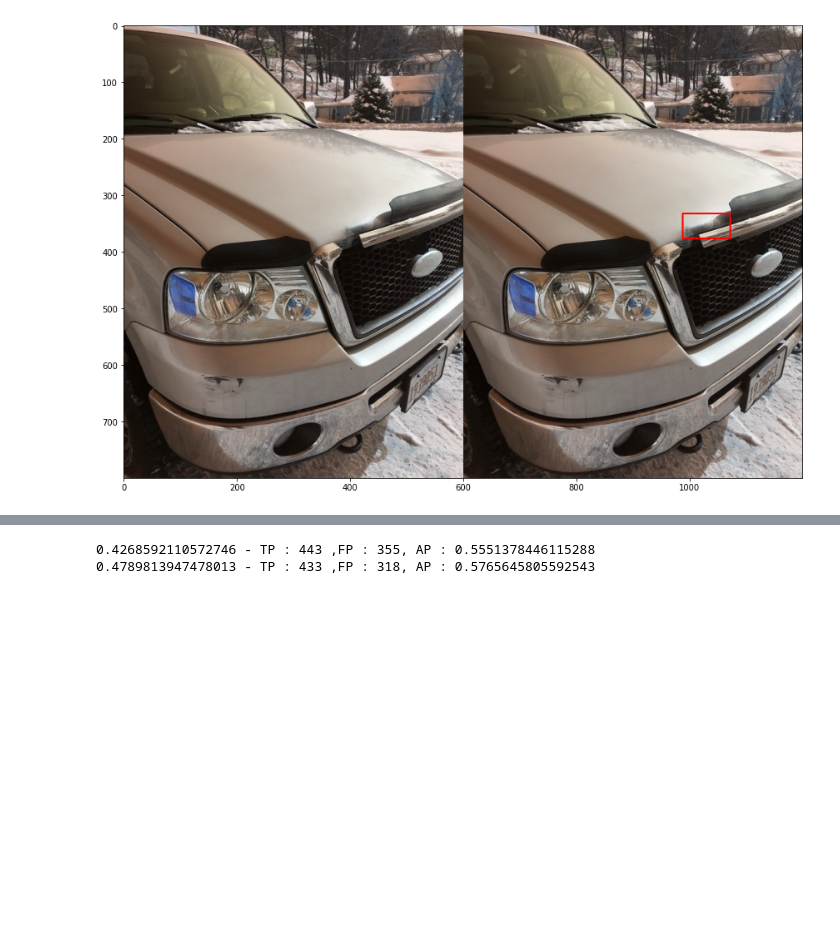
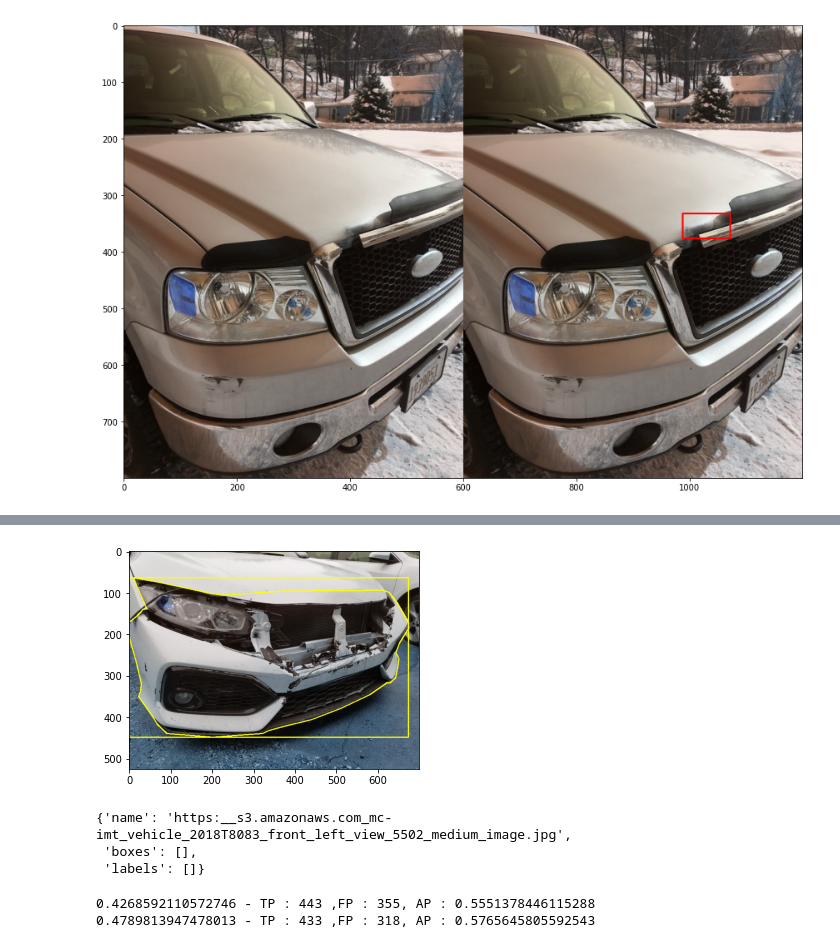
Before and after one commit to mtcld/mmdetection, a Jupyter notebook: demo/Ensemble.ipynb, the cells around one changed output, grey strips where cells are left out. Saved outputs shown, nothing was run; the diff lists cells and outputs as text; code cells hidden in the pictures; blank space fills up the shorter version.

```diff
--- a/demo/Ensemble.ipynb
+++ b/demo/Ensemble.ipynb
@@ -483,0 +815,3 @@ print(total_tp,total_fp,total_fn)
+# %%
+broken = json.load(open(path.parents[0]/'broken'/'annotations'/'total.json'))
+print(len(broken['images']),len(broken['annotations']))
@@ -483,0 +861,4 @@ print(total_tp,total_fp,total_fn)
+# %%
+name = 'https:__s3.amazonaws.com_mc-ai_dataset_KBC_unzipped_08_44012131907553_img2948723.jpg'
+i = [i for i in test['images'] if i['file_name']==name][0]
+print(i)
@@ -483,0 +867,3 @@ print(total_tp,total_fp,total_fn)
+# %%
+annos = [a for a in test['annotations'] if a['image_id']==550]
+print(annos)
@@ -527,4 +920,20 @@ idx = 14999
 plot(idx, es[str(idx)]['boxes'])
 # %% [output]
 [figure]
+# %%
+def plot_annos(image_id):
+    img = [i for i in test['images'] if i['id']==image_id][0]
+    image = cv2.imread(str(path/'images'/img['file_name']))
+
+    annos = [np.array(a['segmentation']).reshape(-1,2).astype(np.int32) for a in test['annotations'] if a['image_id']==image_id]
+    cv2.drawContours(image,annos,-1,(255,255,0),2)
+
+    gt_boxes = [a['bbox'] for a in test['annotations'] if a['image_id']==image_id]
+    gt_boxes = [[(int(b[0]),int(b[1])),(int(b[0])+int(b[2]),int(b[1])+int(b[3]))] for b in gt_boxes]
+
+    for i in range(len(gt_boxes)):
+        image = cv2.rectangle(image,gt_boxes[i][0],gt_boxes[i][1],(255,255,0),2)
+
+    return image
+    #plt.imshow(image)
 # %%
@@ -539,3 +987,13 @@ for i in tqdm(test['images']):
+# %%
+plot_annos(195)
+# %% [output]
+[figure, added]
+# %%
+es['2650']
+# %% [output]
+{'name': 'https:__s3.amazonaws.com_mc-imt_vehicle_2018T8083_front_left_view_5502_medium_image.jpg',
+ 'boxes': [],
+ 'labels': []}
 # %%
 ## iou_thres = 0.5
 # 1: 1 590 778
```
Also changed, not shown: parts of 47 cells of this notebook.
